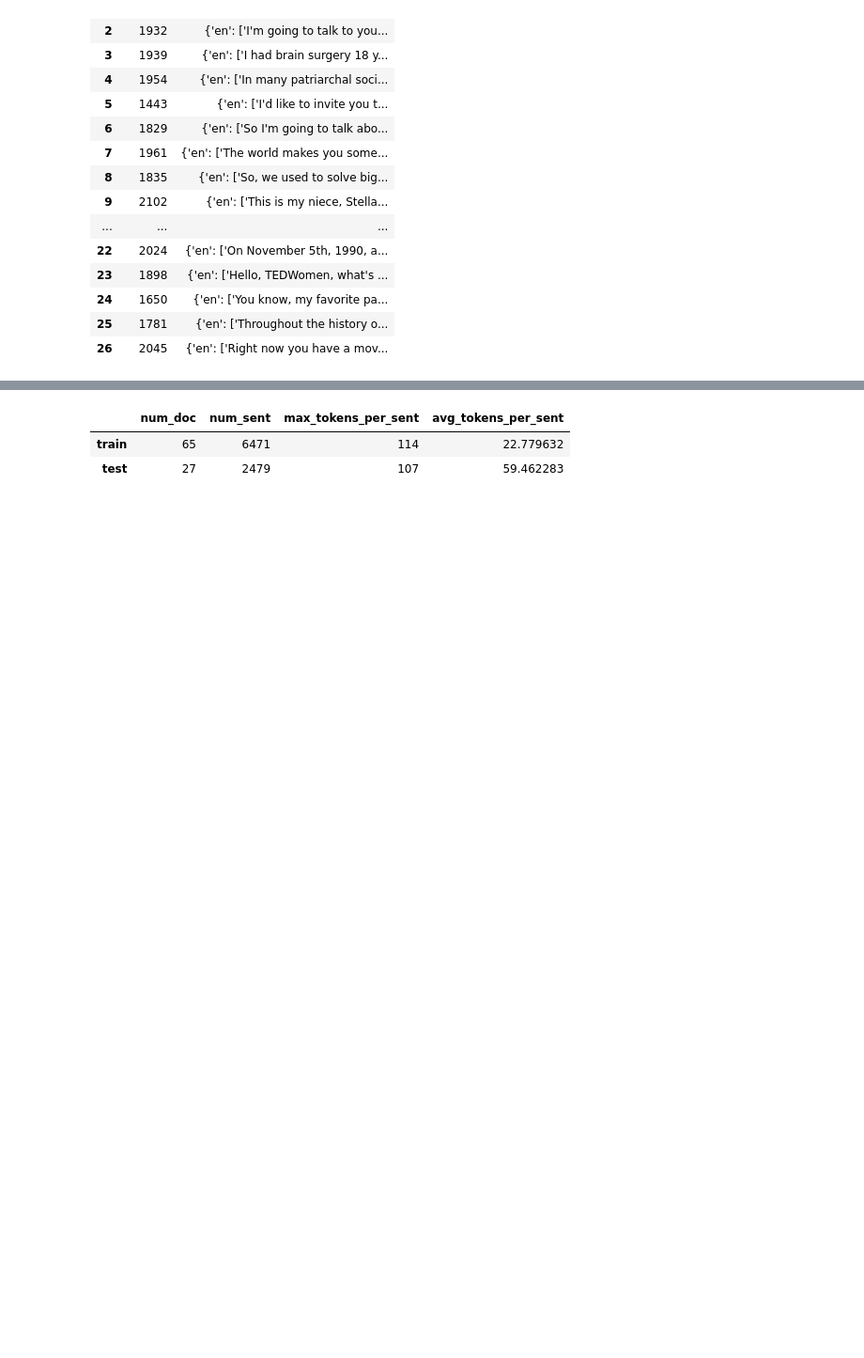
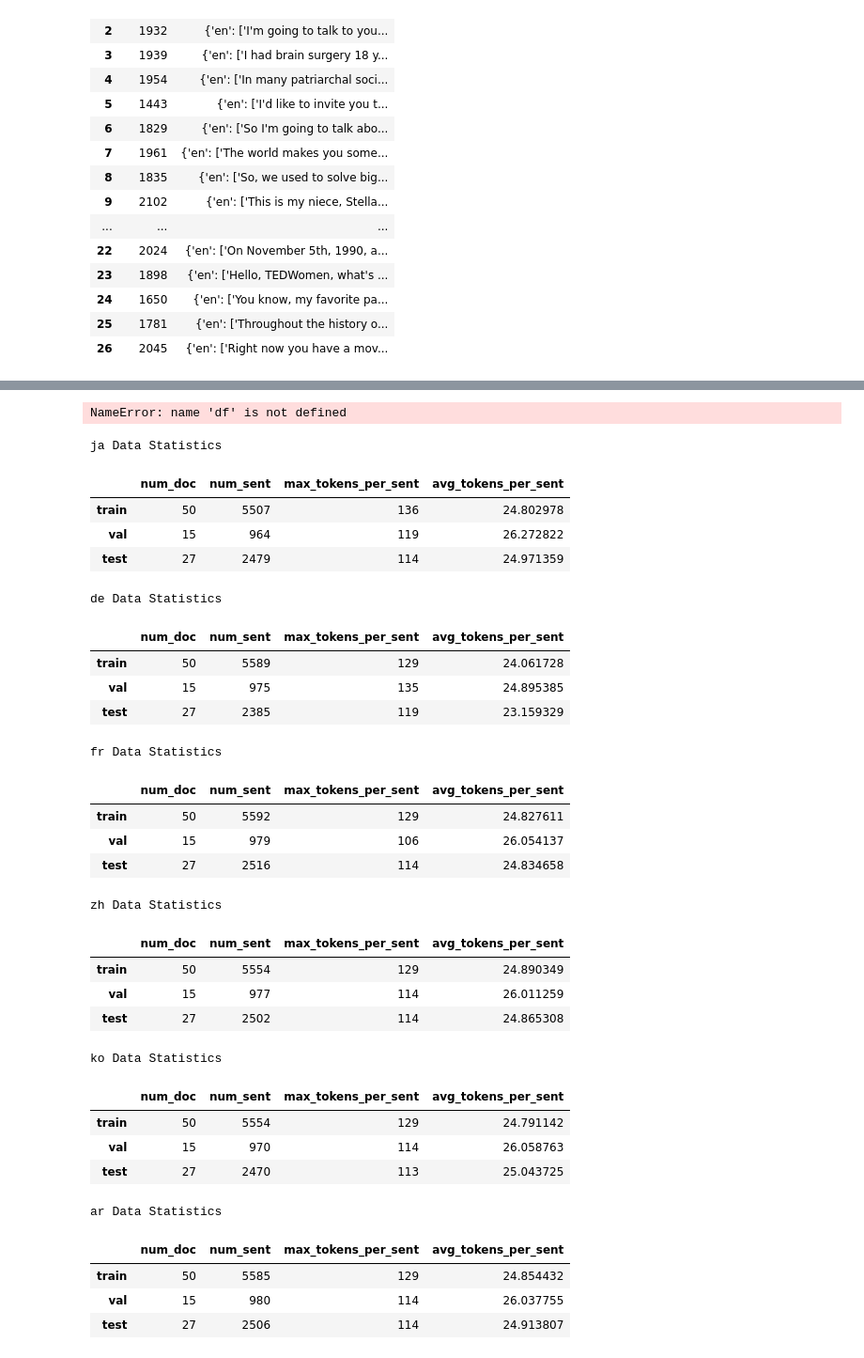
Before and after one commit to su0315/LLM_Contextual_Prompt_MT, a Jupyter notebook: notebook/ted_gendata_statistics.ipynb, the cells around one changed output, grey strips where cells are left out. Shown at 94% size. Cells and saved outputs as stored; diff of their text form; code cells hidden in the pictures; blank space fills up the shorter version.

```diff
--- a/notebook/ted_gendata_statistics.ipynb
+++ b/notebook/ted_gendata_statistics.ipynb
@@ -41,3 +66,22 @@ test_df
 | 24 | 1650 | {'en': ['You know, my favorite pa... |
 | 25 | 1781 | {'en': ['Throughout the history o... |
 | 26 | 2045 | {'en': ['Right now you have a mov... |
+# %%
+lang_list = ["ja", "de", "fr", "zh", "ko", "ar"]
+lang_to_train_df = {}
+lang_to_val_df = {}
+lang_to_test_df = {}
+
+for lang in lang_list:
+    train_df = pd.read_json(f"/home/sumire/thesis/LLM_Contextual_Prompt_MT/data/iwslt_hf/train_ted_en-{lang}")
+    val_df = pd.read_json(f"/home/sumire/thesis/LLM_Contextual_Prompt_MT/data/iwslt_hf/val_ted_en-{lang}")
+    test_df = pd.read_json(f"/home/sumire/thesis/LLM_Contextual_Prompt_MT/data/iwslt_hf/test_ted_en-{lang}")
+    lang_to_train_df[lang] = train_df
+    lang_to_val_df[lang] = val_df
+    lang_to_test_df[lang] = test_df
+    print (lang)
+    test_num_sents = 0
+    for doc in lang_to_test_df[lang]["doc"]:
+        num_sent = len(doc["en"])
+        test_num_sents += num_sent
+    print (test_num_sents)
@@ -77,14 +180,38 @@ test_max_tokens_per_sent = max(test_num_tokens_list)
-# %%
-pd.DataFrame(
-    {
-        "num_doc":[train_num_docs, test_num_docs],
-        "num_sent": [train_num_sents, test_num_sents],
-        "max_tokens_per_sent":[train_max_tokens_per_sent, test_max_tokens_per_sent],
-        "avg_tokens_per_sent":[train_avg_num_tokens, test_avg_num_tokens],
-    },
-    index=["train", "test"]
-)
-# %% [output]
-|  | num_doc | num_sent | max_tokens_per_sent | avg_tokens_per_sent |
-| train | 65 | 6471 | 114 | 22.779632 |
-| test | 27 | 2479 | 107 | 59.462283 |
+# %%
+df.style.set_caption("Hello World")
+# %% [output]
+NameError: name 'df' is not defined
+# %%
+for i, lang in zip(data_statistics, lang_list):
+    display(i)
+# %% [output]
+ja Data Statistics
+|  | num_doc | num_sent | max_tokens_per_sent | avg_tokens_per_sent |
+| train | 50 | 5507 | 136 | 24.802978 |
+| val | 15 | 964 | 119 | 26.272822 |
+| test | 27 | 2479 | 114 | 24.971359 |
+de Data Statistics
+|  | num_doc | num_sent | max_tokens_per_sent | avg_tokens_per_sent |
+| train | 50 | 5589 | 129 | 24.061728 |
+| val | 15 | 975 | 135 | 24.895385 |
+| test | 27 | 2385 | 119 | 23.159329 |
+fr Data Statistics
+|  | num_doc | num_sent | max_tokens_per_sent | avg_tokens_per_sent |
+| train | 50 | 5592 | 129 | 24.827611 |
+| val | 15 | 979 | 106 | 26.054137 |
+| test | 27 | 2516 | 114 | 24.834658 |
+zh Data Statistics
+|  | num_doc | num_sent | max_tokens_per_sent | avg_tokens_per_sent |
+| train | 50 | 5554 | 129 | 24.890349 |
+| val | 15 | 977 | 114 | 26.011259 |
+| test | 27 | 2502 | 114 | 24.865308 |
+ko Data Statistics
+|  | num_doc | num_sent | max_tokens_per_sent | avg_tokens_per_sent |
+| train | 50 | 5554 | 129 | 24.791142 |
+| val | 15 | 970 | 114 | 26.058763 |
+| test | 27 | 2470 | 113 | 25.043725 |
+ar Data Statistics
+|  | num_doc | num_sent | max_tokens_per_sent | avg_tokens_per_sent |
+| train | 50 | 5585 | 129 | 24.854432 |
+| val | 15 | 980 | 114 | 26.037755 |
+| test | 27 | 2506 | 114 | 24.913807 |
```
Also changed, not shown: parts of 5 cells of this notebook, 3 other files.
